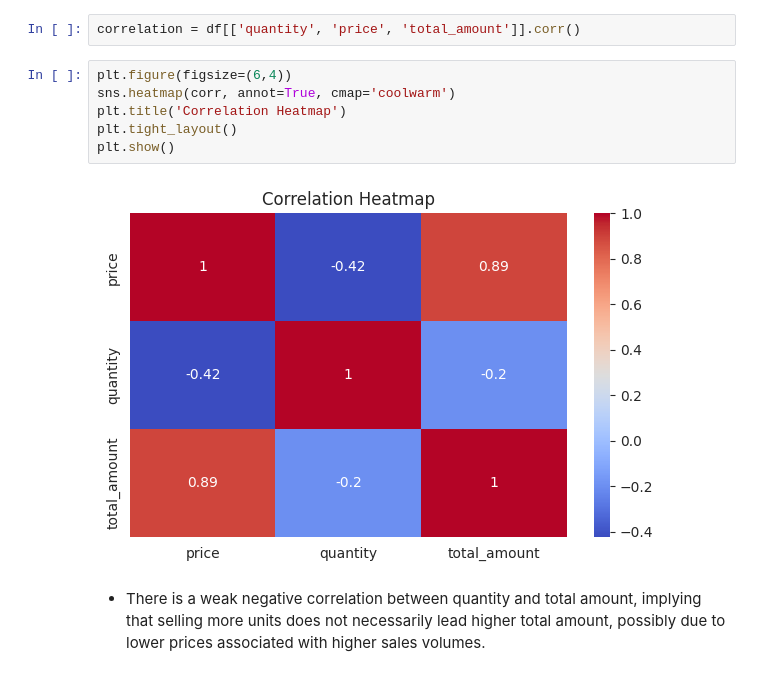
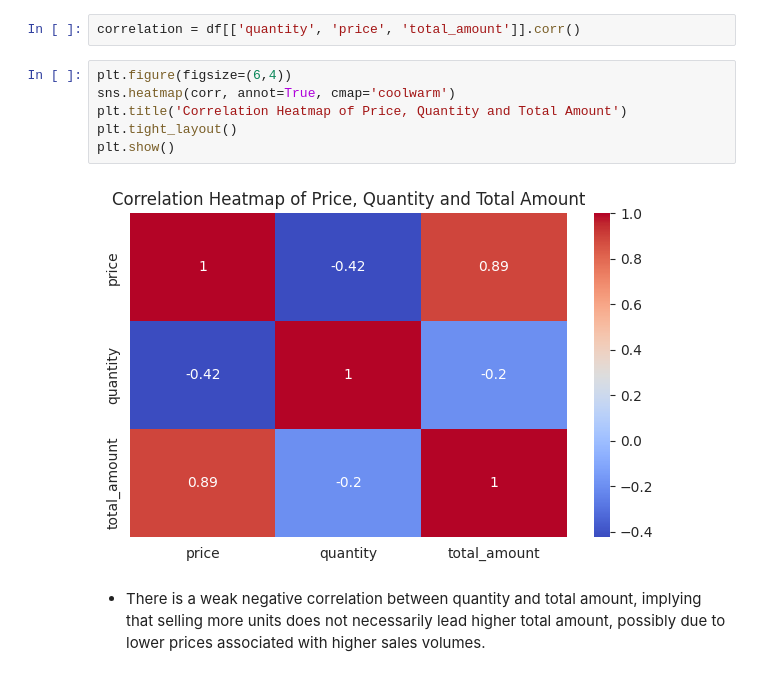
Before and after one commit to MinhasAlungal/Business_insights, a Jupyter notebook: shopease_analysis.ipynb, the cells around one changed output. Saved outputs shown, nothing was run; the diff lists cells and outputs as text.

```diff
--- a/shopease_analysis.ipynb
+++ b/shopease_analysis.ipynb
@@ -407,10 +395,10 @@ correlation = df[['quantity', 'price', 'total_amount']].corr()
 # %%
 plt.figure(figsize=(6,4))
 sns.heatmap(corr, annot=True, cmap='coolwarm')
-plt.title('Correlation Heatmap')
+plt.title('Correlation Heatmap of Price, Quantity and Total Amount')
 plt.tight_layout()
 plt.show()
 # %% [output]
-[figure, old version]
+[figure, new version]
 # %% [markdown]
 - There is a weak negative correlation between quantity and total amount, implying that selling more units does not necessarily lead higher total amount, possibly due to lower prices associated with higher sales volumes.
```
Also changed, not shown: parts of 4 cells of this notebook, 2 other files.
